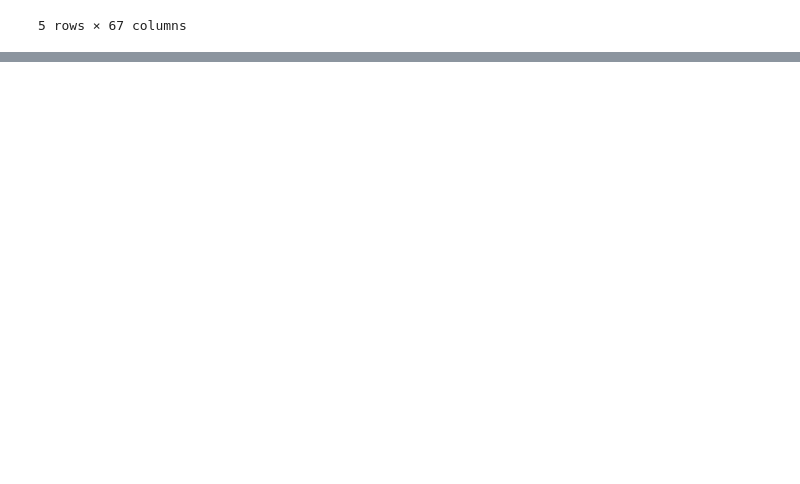
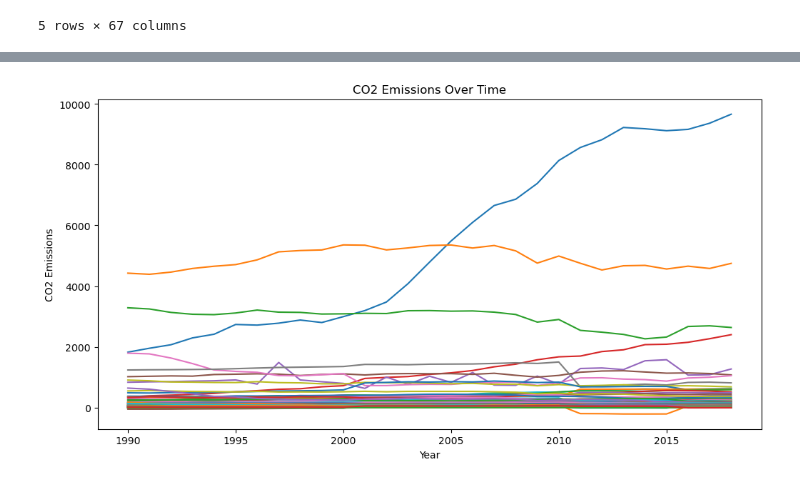
Before and after one commit to tinksjain22/climate_crisis, a Jupyter notebook: project 1 jupyter nb.ipynb, the cells around one changed output, grey strips where cells are left out. Saved outputs shown, nothing was run; the diff lists cells and outputs as text; code cells hidden in the pictures; blank space fills up the shorter version.

Commit message:
Added a graph attempt as a starter point for visualization

```diff
--- a/project 1 jupyter nb.ipynb
+++ b/project 1 jupyter nb.ipynb
@@ -63,0 +55,3 @@ temp_df.head()
+# %%
+CO2_df.drop(['Gas', 'Unit'], axis=1, inplace=True)
+CO2_df.head()
@@ -63,0 +66,20 @@ temp_df.head()
+# %%
+# Graph attempt; need to melt dataframe for plotting
+CO2_df_melted = CO2_df.cmelt(id_vars='Country', var_name='Year', value_name='CO2 Emissions')
+
+# Convert year column to numeric
+CO2_df_melted['Year'] = pd.to_numeric(CO2_df_melted['Year'])
+
+# Create the time series plot
+CO2_df_filtered = CO2_df_melted[CO2_df_melted['Country'] != 'World']
+plt.figure(figsize=(12, 6))
+for country in CO2_df_filtered['Country'].unique():
+    country_data = CO2_df_filtered[CO2_df_filtered['Country'] == country]
+    plt.plot(country_data['Year'], country_data['CO2 Emissions'], label=country)
+
+plt.title('CO2 Emissions Over Time')
+plt.xlabel('Year')
+plt.ylabel('CO2 Emissions')
+plt.show()
+# %% [output]
+[figure, added]
```
Also changed, not shown: parts of 3 cells of this notebook.
